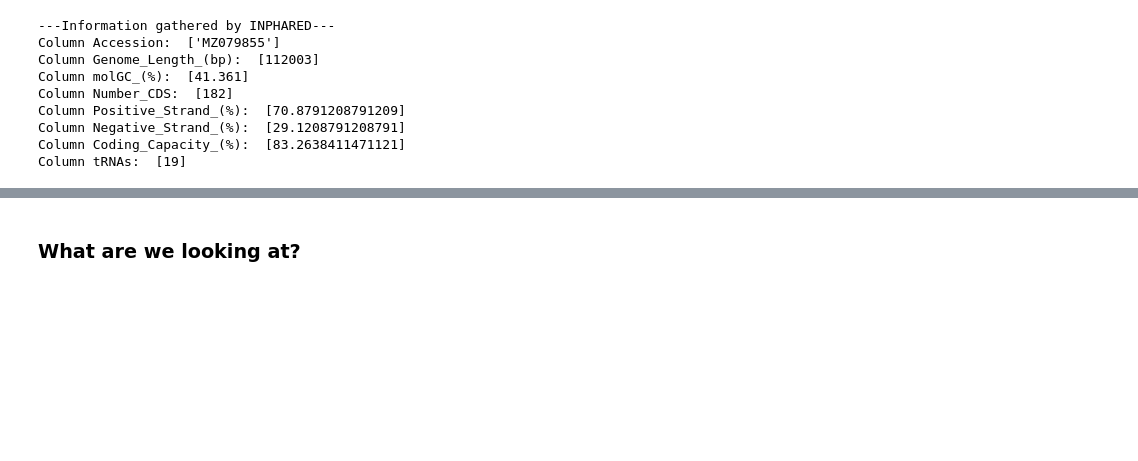
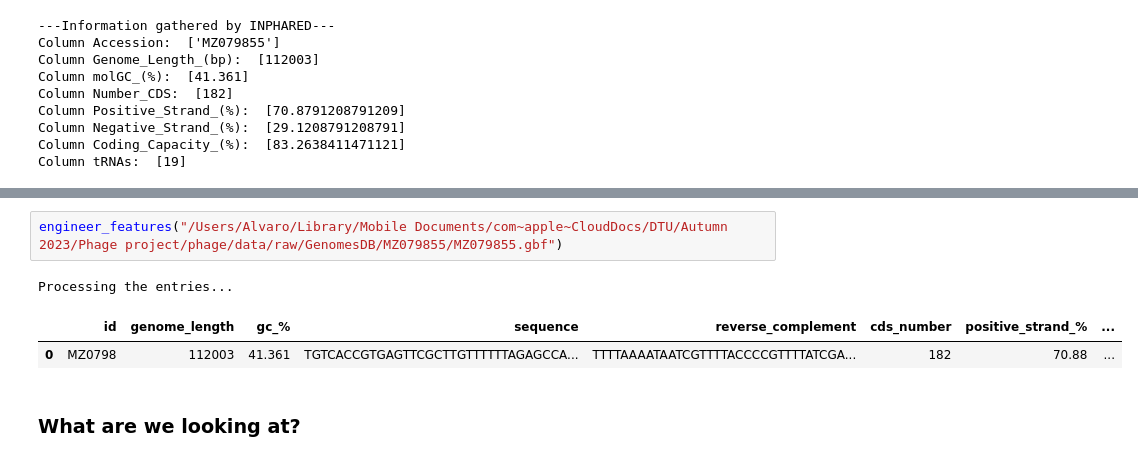
Before and after one commit to Alvaroguleon/Phage-predictor, a Jupyter notebook: notebooks/00_inphared_script_bug.ipynb, the cells around one changed output, grey strips where cells are left out. Cells and saved outputs as stored; diff of their text form; blank space fills up the shorter version.

```diff
--- a/notebooks/00_inphared_script_bug.ipynb
+++ b/notebooks/00_inphared_script_bug.ipynb
@@ -215,3 +362,9 @@ Column tRNAs:  [19]
+# %%
+engineer_features("/Users/Alvaro/Library/Mobile Documents/com~apple~CloudDocs/DTU/Autumn 2023/Phage project/phage/data/raw/GenomesDB/MZ079855/MZ079855.gbf")
+# %% [output]
+Processing the entries...
+|  | id | genome_length | gc_% | sequence | reverse_complement | cds_number | positive_strand_% | ... |
+| 0 | MZ0798 | 112003 | 41.361 | TGTCACCGTGAGTTCGCTTGTTTTTTAGAGCCA... | TTTTAAAATAATCGTTTTACCCCGTTTTATCGA... | 182 | 70.88 | ... |
 # %% [markdown]
 ### What are we looking at?
 # %% [markdown]
```
Also changed, not shown: parts of 3 cells of this notebook, 2 other files.
